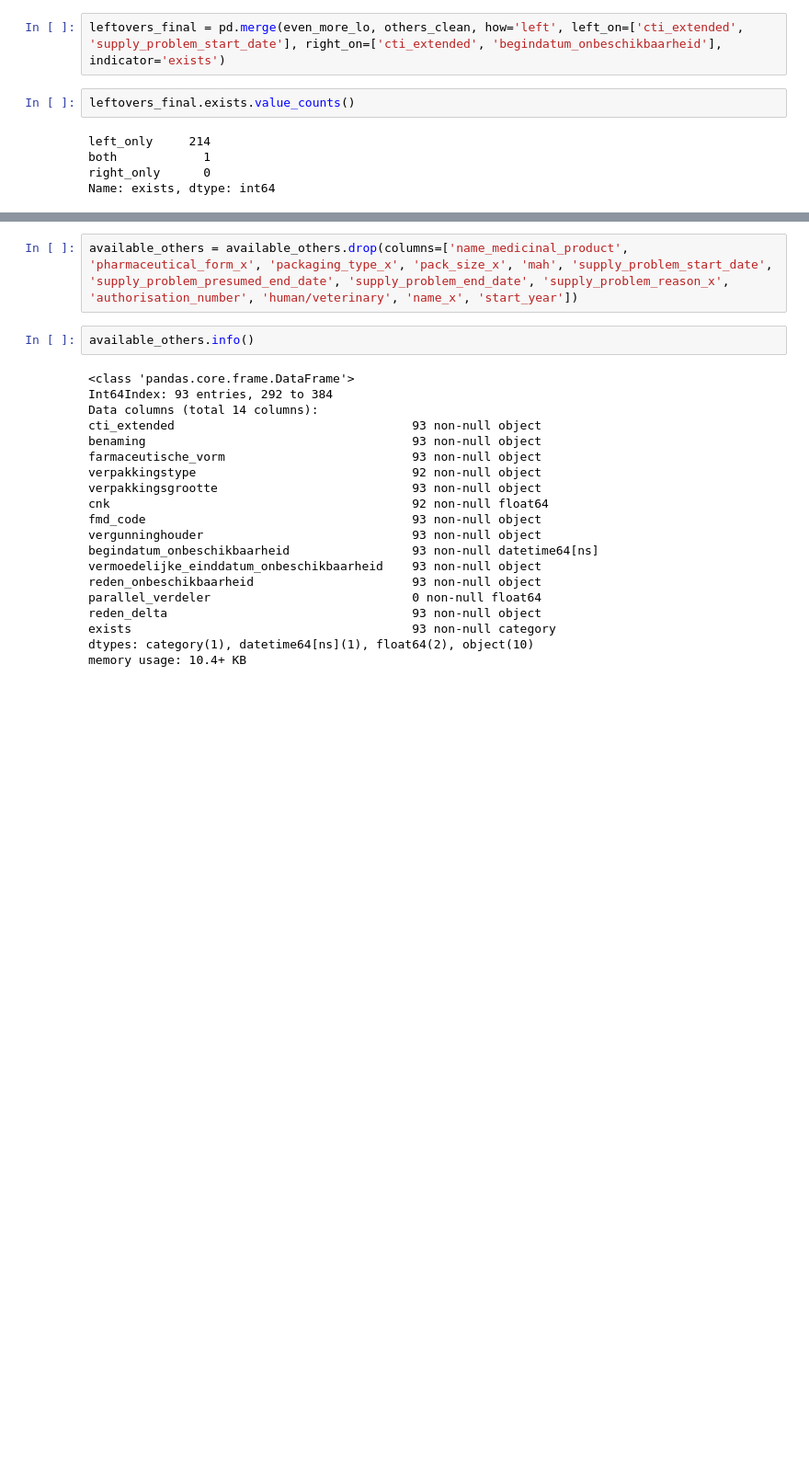
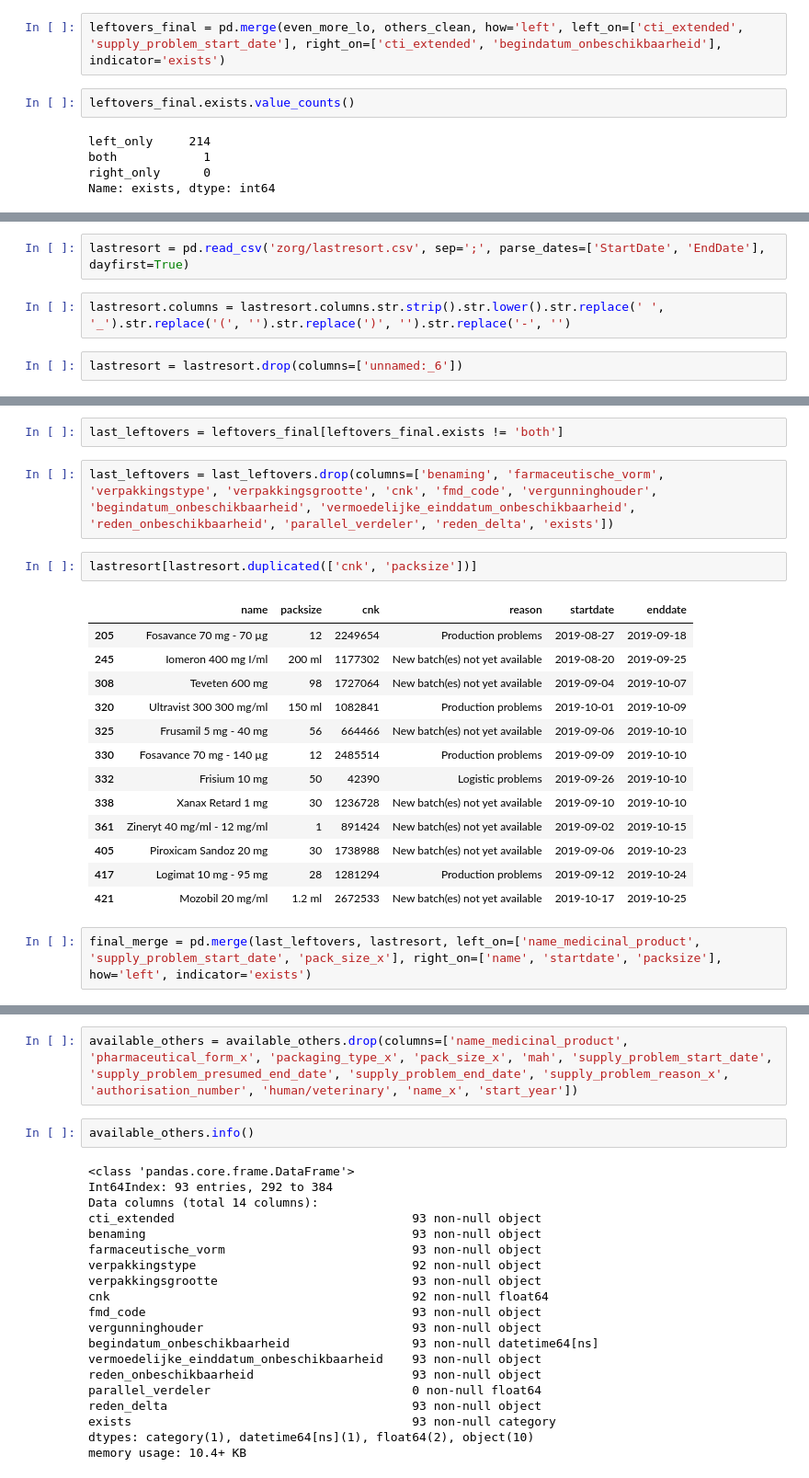
Before and after one commit to ducoquelicot/old_vrtnwsdata, a Jupyter notebook: zorg/exploration.ipynb, the cells around one changed output, grey strips where cells are left out. Shown: that part at 92% size. Cells and saved outputs as stored; diff of their text form; blank space fills up the shorter version.

```diff
--- a/zorg/exploration.ipynb
+++ b/zorg/exploration.ipynb
@@ -360,0 +397,6 @@ We hebben nog één overlap over. Dat wil zeggen dat we 214 waardes hebben waar
+# %%
+lastresort = pd.read_csv('zorg/lastresort.csv', sep=';', parse_dates=['StartDate', 'EndDate'], dayfirst=True)
+# %%
+lastresort.columns = lastresort.columns.str.strip().str.lower().str.replace(' ', '_').str.replace('(', '').str.replace(')', '').str.replace('-', '')
+# %%
+lastresort = lastresort.drop(columns=['unnamed:_6'])
@@ -360,0 +432,22 @@ We hebben nog één overlap over. Dat wil zeggen dat we 214 waardes hebben waar
+# %%
+last_leftovers = leftovers_final[leftovers_final.exists != 'both']
+# %%
+last_leftovers = last_leftovers.drop(columns=['benaming', 'farmaceutische_vorm', 'verpakkingstype', 'verpakkingsgrootte', 'cnk', 'fmd_code', 'vergunninghouder', 'begindatum_onbeschikbaarheid', 'vermoedelijke_einddatum_onbeschikbaarheid', 'reden_onbeschikbaarheid', 'parallel_verdeler', 'reden_delta', 'exists'])
+# %%
+lastresort[lastresort.duplicated(['cnk', 'packsize'])]
+# %% [output]
+|  | name | packsize | cnk | reason | startdate | enddate |
+| 205 | Fosavance 70 mg - 70 µg | 12 | 2249654 | Production problems | 2019-08-27 | 2019-09-18 |
+| 245 | Iomeron 400 mg I/ml | 200 ml | 1177302 | New batch(es) not yet available | 2019-08-20 | 2019-09-25 |
+| 308 | Teveten 600 mg | 98 | 1727064 | New batch(es) not yet available | 2019-09-04 | 2019-10-07 |
+| 320 | Ultravist 300 300 mg/ml | 150 ml | 1082841 | Production problems | 2019-10-01 | 2019-10-09 |
+| 325 | Frusamil 5 mg - 40 mg | 56 | 664466 | New batch(es) not yet available | 2019-09-06 | 2019-10-10 |
+| 330 | Fosavance 70 mg - 140 µg | 12 | 2485514 | Production problems | 2019-09-09 | 2019-10-10 |
+| 332 | Frisium 10 mg | 50 | 42390 | Logistic problems | 2019-09-26 | 2019-10-10 |
+| 338 | Xanax Retard 1 mg | 30 | 1236728 | New batch(es) not yet available | 2019-09-10 | 2019-10-10 |
+| 361 | Zineryt 40 mg/ml - 12 mg/ml | 1 | 891424 | New batch(es) not yet available | 2019-09-02 | 2019-10-15 |
+| 405 | Piroxicam Sandoz 20 mg | 30 | 1738988 | New batch(es) not yet available | 2019-09-06 | 2019-10-23 |
+| 417 | Logimat 10 mg - 95 mg | 28 | 1281294 | Production problems | 2019-09-12 | 2019-10-24 |
+| 421 | Mozobil 20 mg/ml | 1.2 ml | 2672533 | New batch(es) not yet available | 2019-10-17 | 2019-10-25 |
+# %%
+final_merge = pd.merge(last_leftovers, lastresort, left_on=['name_medicinal_product', 'supply_problem_start_date', 'pack_size_x'], right_on=['name', 'startdate', 'packsize'], how='left', indicator='exists')
```
Also changed, not shown: parts of 36 cells of this notebook, 1 other file.
